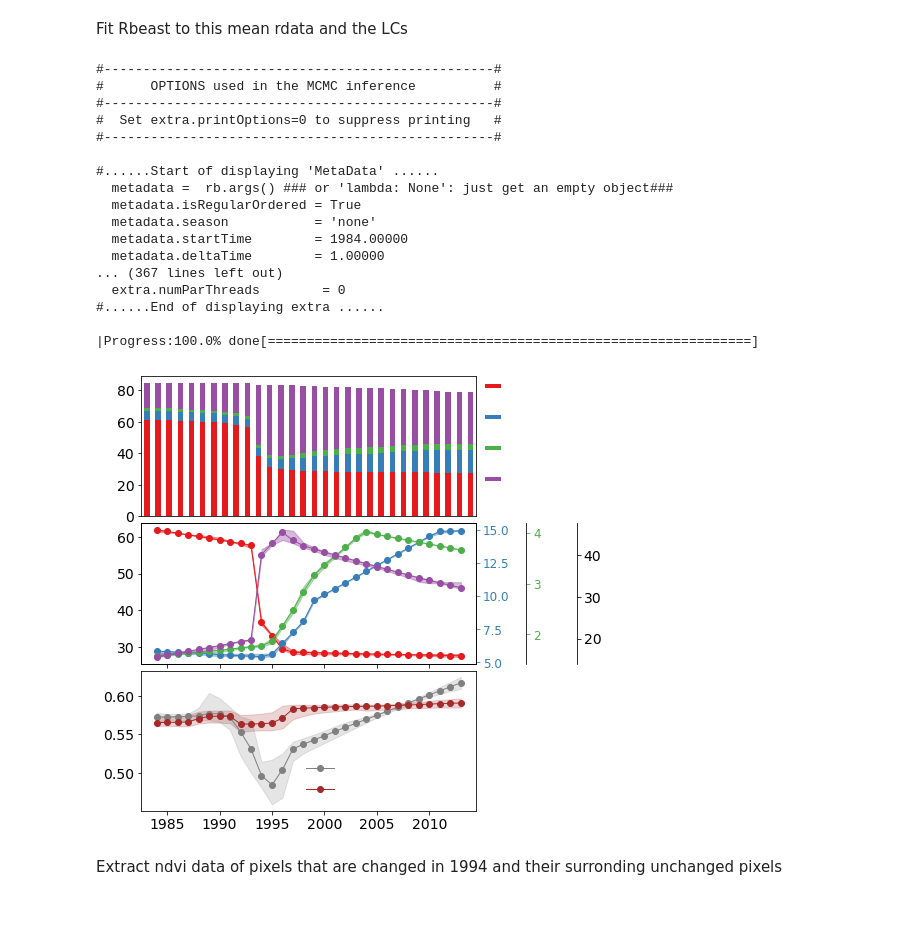
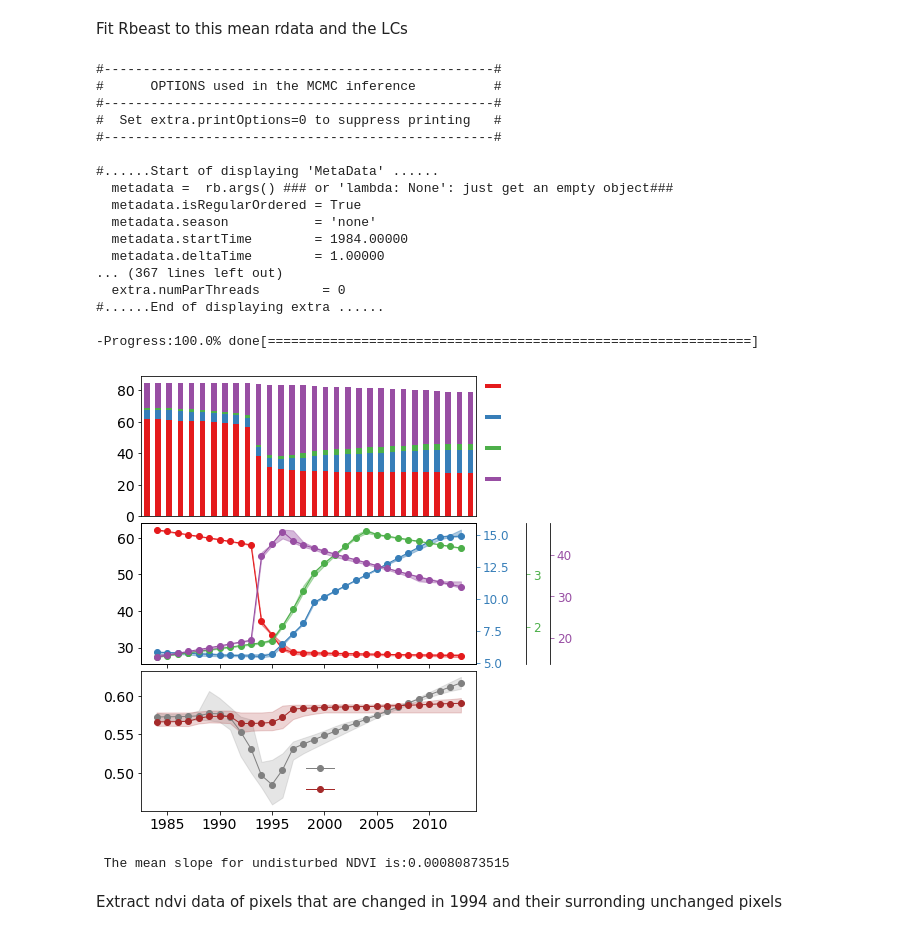
Before and after one commit to hamiddashti/greeness, a Jupyter notebook: codes/src/analyses_v4.ipynb, the cells around one changed output. Drawn from its saved outputs; the diff is of its cells as text; code cells hidden in the pictures.

```diff
--- a/codes/src/analyses_v4.ipynb
+++ b/codes/src/analyses_v4.ipynb
@@ -844,7 +829,7 @@ Perfomr CI
 # %%
 import pyreadr
 # Read the X and y values of NDVIs that are used in causal_impact.R2 file for fitting the rbeast and plotting it
-rdata = pyreadr.read_r('../manuscript/outputs/ci_results_ndvi.RData')
+rdata = pyreadr.read_r('../manuscript/outputs/ci_results_data.RData')
 data_mean = rdata['data_mean']
 ndvi_changed_1994_mean_r = data_mean['y_mean']
 ndvi_not_changed_1994_mean_r = data_mean['X_mean']
@@ -939,7 +878,7 @@ sparse_changed_1994_mean_rbeast = rb.beast(sparse_changed_1994_mean,
   extra.numParThreads        = 0
 #......End of displaying extra ......
 
-|Progress:100.0% done[==============================================================]
+-Progress:100.0% done[==============================================================]
 # %%
 Y_ndvi_changed_1994 = ndvi_changed_1994_mean_rbeast.trend.Y
 CI_ndvi_changed_1994 = ndvi_changed_1994_mean_rbeast.trend.CI
@@ -985,35 +924,40 @@ ax[0].legend(legend_colors, legend_labels, title="", bbox_to_anchor=(1, 1.05), l
 
 ax[1].plot(t, Y_ef_changed_1994, color=color_palette[0], linewidth=1, marker='o')
 ax[1].fill_between(t, CI_ef_changed_1994[:, 0], CI_ef_changed_1994[:, 1], color=color_palette[0], alpha=0.4)
 
 ax01 = ax[1].twinx()
 ax01.plot(t, Y_sh_changed_1994, color=color_palette[1], linewidth=1, marker='o')
 ax01.fill_between(t, CI_sh_changed_1994[:, 0], CI_sh_changed_1994[:, 1], color=color_palette[1], alpha=0.4)
 ax01.tick_params(axis="both", which="major", labelsize=12,colors=color_palette[1])
 
 ax02 = ax[1].twinx()
 ax02.plot(t, Y_hb_changed_1994, color=color_palette[2], linewidth=1, marker='o')
 ax02.fill_between(t, CI_hb_changed_1994[:, 0], CI_hb_changed_1994[:, 1], color=color_palette[2], alpha=0.4)
 ax02.spines.right.set_position(("axes", 1.15))
 ax02.tick_params(axis="both", which="major", labelsize=12,colors=color_palette[2])
 
 ax03 = ax[1].twinx()
 ax03.plot(t, Y_sparse_changed_1994, color=color_palette[3], linewidth=1, marker='o')
 ax03.fill_between(t, CI_sparse_changed_1994[:, 0], CI_sparse_changed_1994[:, 1], color=color_palette[3], alpha=0.4)
-ax03.spines.right.set_position(("axes", 1.3))
+ax03.spines.right.set_position(("axes", 1.22))
+ax03.tick_params(axis="both", which="major", labelsize=12,colors=color_palette[3])
 
 line1, = ax[2].plot(t, ndvi_changed_1994_mean_rbeast.trend.Y, color='gray', linewidth=1, marker='o',label="Disturbed")
 fill1 = ax[2].fill_between(t, CI_ndvi_changed_1994[:, 0], CI_ndvi_changed_1994[:, 1], color='gray', alpha=0.2)
 line2, = ax[2].plot(t, ndvi_not_changed_1994_mean_rbeast.trend.Y, color='brown', linewidth=1, marker='o',label="Not Disturbed")
 fill2 = ax[2].fill_between(t, CI_ndvi_not_changed_1994[:, 0], CI_ndvi_not_changed_1994[:, 1], color='brown', alpha=0.2)
 ax[2].legend(handles=[line1, line2], labels=['', ''],loc='lower center',bbox_to_anchor=(0.55, 0.01),frameon=False)
 
 
 # Align y-labels
 fig.align_ylabels()
 plt.savefig("../manuscript/figures/lc_ndvi_1994_changes.png", bbox_inches="tight", pad_inches=0.1)
 # %% [output]
-[figure, old version]
+[figure, new version]
+# %%
+print(" The mean slope for undisturbed NDVI is:"+str(np.mean(ndvi_not_changed_1994_mean_rbeast.trend.slp)))
+# %% [output]
+ The mean slope for undisturbed NDVI is:0.00080873515
 # %% [markdown]
 Extract ndvi data of pixels that are changed in 1994 and their surronding unchanged pixels
 # %%
```
Also changed, not shown: parts of 13 cells of this notebook, 1 other file.
